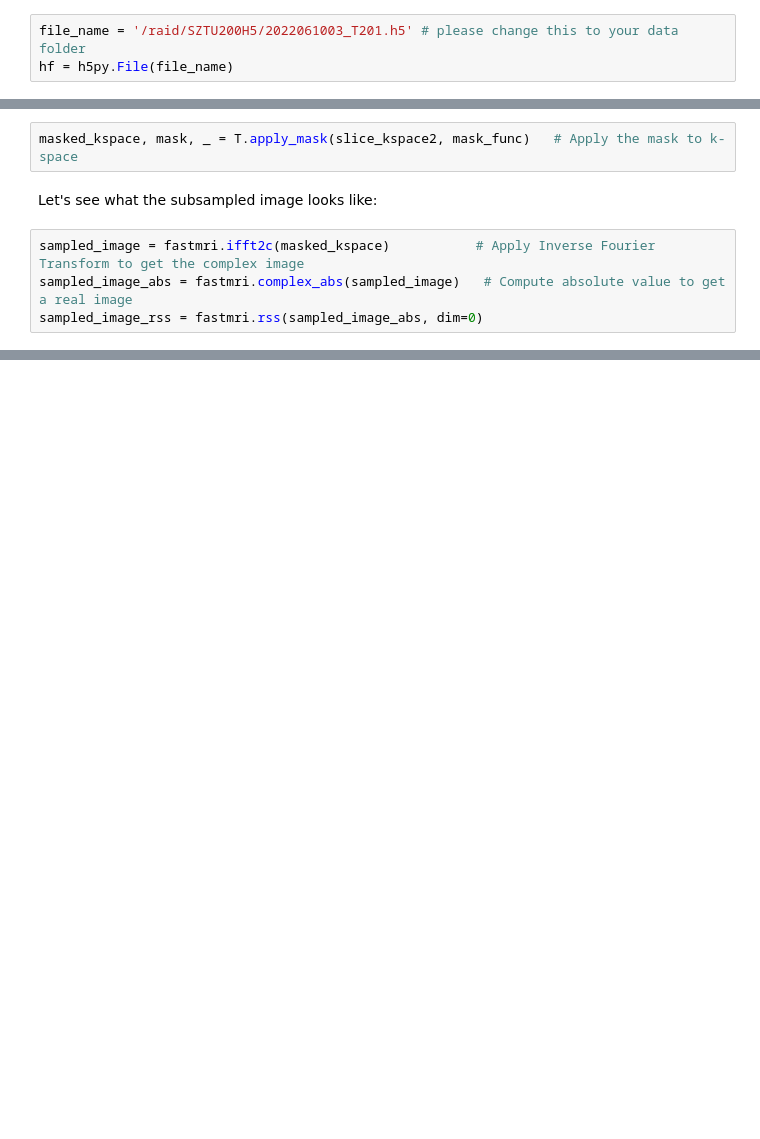
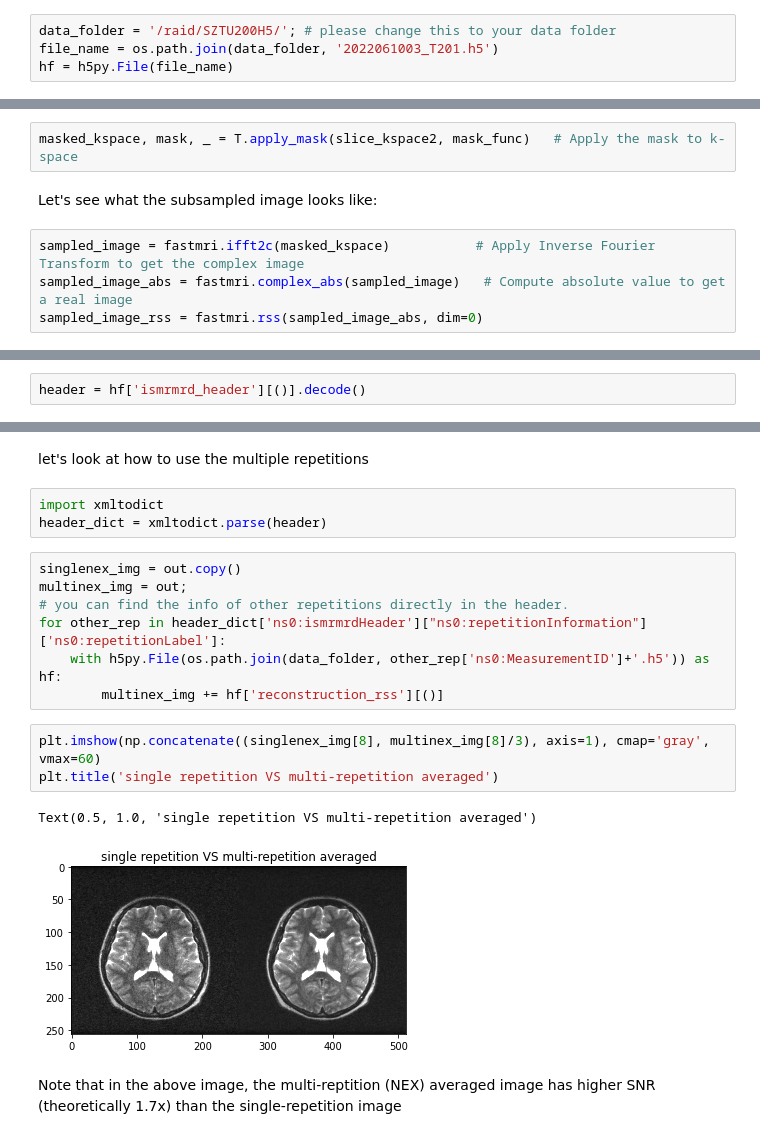
Before and after one commit to mylyu/M4Raw, a Jupyter notebook: M4Raw_tutorial.ipynb, the cells around one changed output, grey strips where cells are left out. Cells and saved outputs as stored; diff of their text form; blank space fills up the shorter version.

```diff
--- a/M4Raw_tutorial.ipynb
+++ b/M4Raw_tutorial.ipynb
@@ -12,7 +13,8 @@ from matplotlib import pyplot as plt
 # %% [markdown]
 The M4Raw dataset is distributed as a set of HDF5 files and can be read with the h5py package. Here, we show how to open a file from the M4Raw dataset. Each file corresponds to one MRI scan and contains the k-space data, ground truth and some meta data related to the scan.
 # %%
-file_name = '/raid/SZTU200H5/2022061003_T201.h5' # please change this to your data folder
+data_folder = '/raid/SZTU200H5/'; # please change this to your data folder
+file_name = os.path.join(data_folder, '2022061003_T201.h5')
 hf = h5py.File(file_name)
 # %%
 print('Keys:', list(hf.keys()))
@@ -87,0 +92,2 @@ plt.imshow(np.abs(sampled_image_rss.numpy()), cmap='gray')
+# %%
+header = hf['ismrmrd_header'][()].decode()
@@ -87,0 +114,20 @@ plt.imshow(np.abs(sampled_image_rss.numpy()), cmap='gray')
+# %% [markdown]
+let's look at how to use the multiple repetitions
+# %%
+import xmltodict
+header_dict = xmltodict.parse(header)
+# %%
+singlenex_img = out.copy()
+multinex_img = out;
+# you can find the info of other repetitions directly in the header.
+for other_rep in header_dict['ns0:ismrmrdHeader']["ns0:repetitionInformation"]['ns0:repetitionLabel']:
+    with h5py.File(os.path.join(data_folder, other_rep['ns0:MeasurementID']+'.h5')) as hf:
+        multinex_img += hf['reconstruction_rss'][()]
+# %%
+plt.imshow(np.concatenate((singlenex_img[8], multinex_img[8]/3), axis=1), cmap='gray', vmax=60)
+plt.title('single repetition VS multi-repetition averaged')
+# %% [output]
+Text(0.5, 1.0, 'single repetition VS multi-repetition averaged')
+[figure, added]
+# %% [markdown]
+Note that in the above image, the multi-reptition (NEX) averaged image has higher SNR (theoretically 1.7x) than the single-repetition image
```
Also changed, not shown: parts of 5 cells of this notebook.
